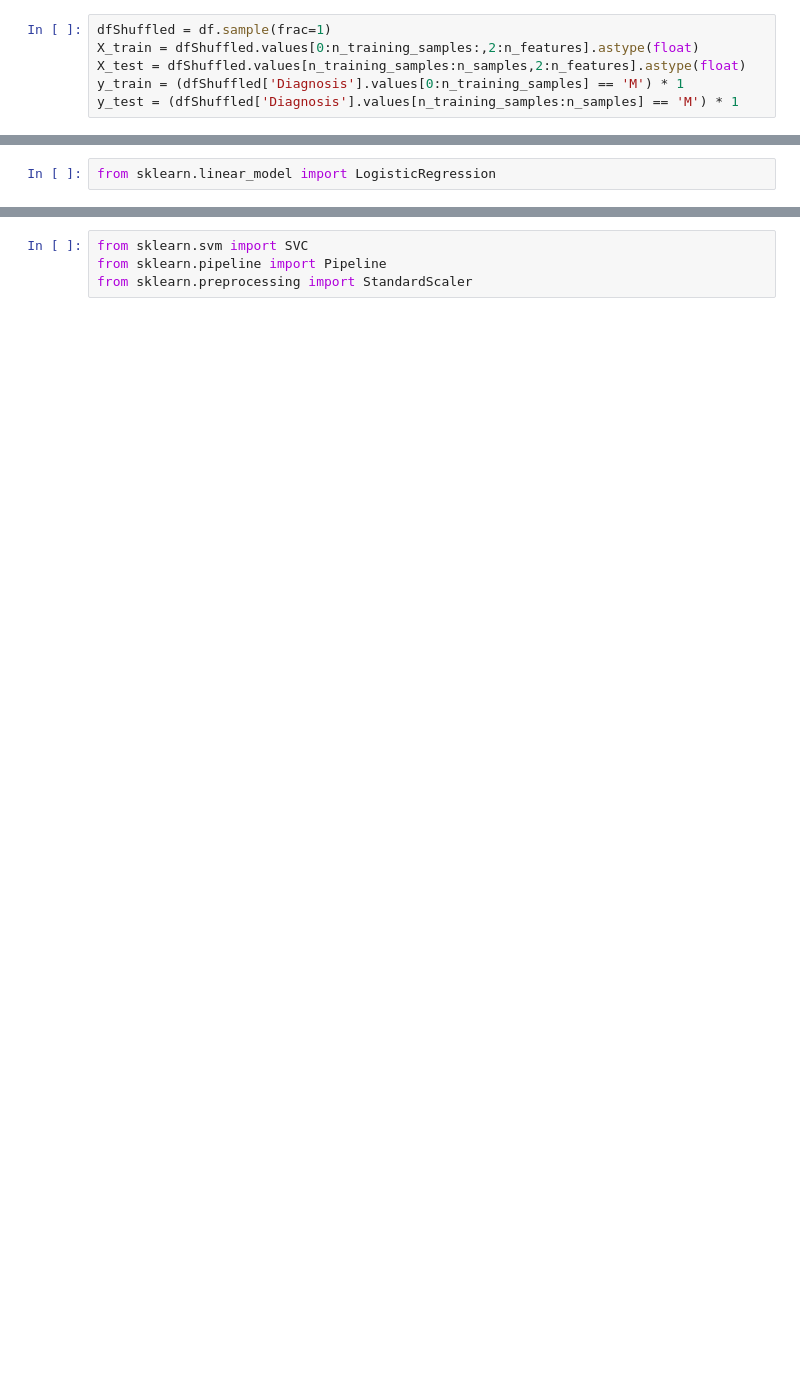
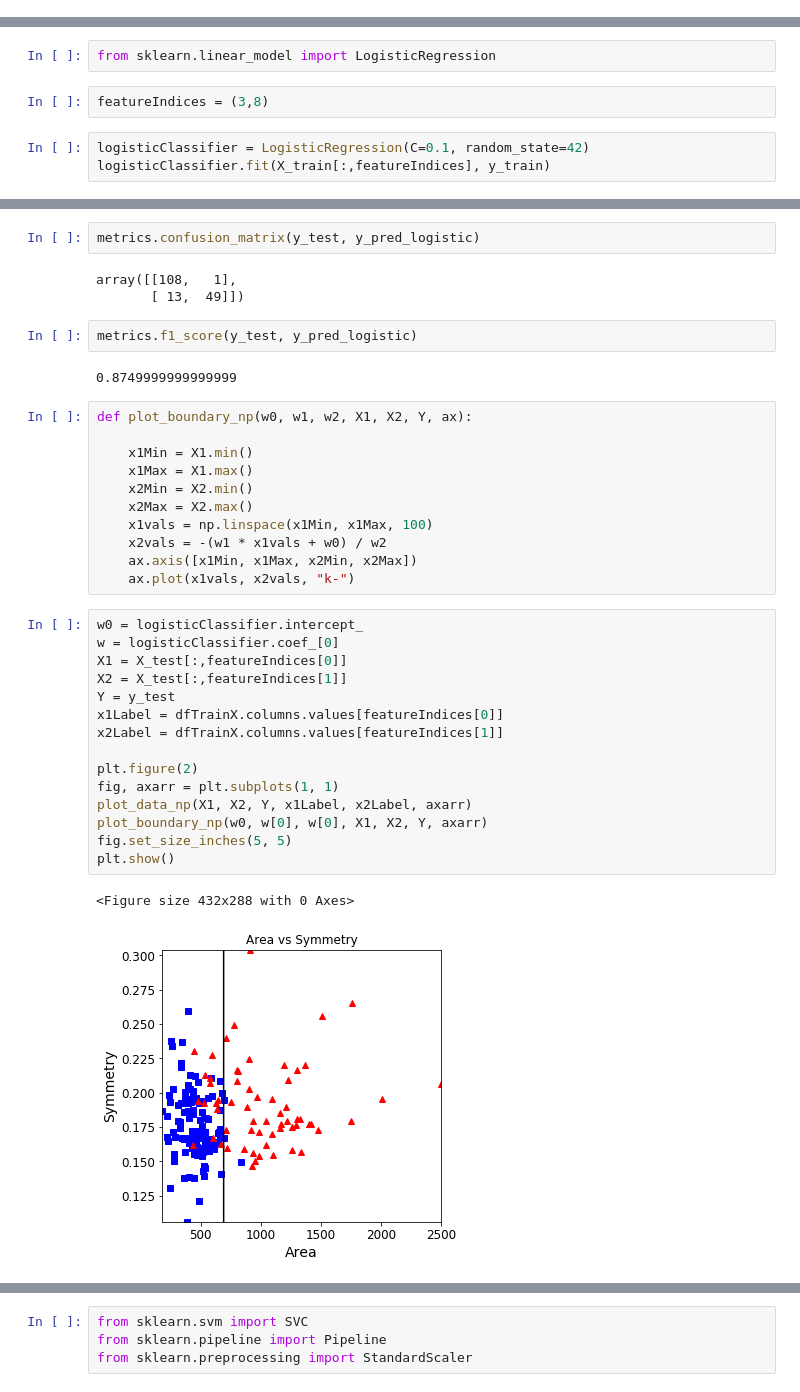
Before and after one commit to ikhaliq42/WDBC-Dataset, a Jupyter notebook: CTMLS_Homework.ipynb, the cells around one changed output, grey strips where cells are left out. Drawn from its saved outputs; the diff is of its cells as text; blank space fills up the shorter version.

```diff
--- a/CTMLS_Homework.ipynb
+++ b/CTMLS_Homework.ipynb
@@ -140,6 +194,0 @@ True
-# %%
-dfShuffled = df.sample(frac=1)
-X_train = dfShuffled.values[0:n_training_samples:,2:n_features].astype(float)
-X_test = dfShuffled.values[n_training_samples:n_samples,2:n_features].astype(float)
-y_train = (dfShuffled['Diagnosis'].values[0:n_training_samples] == 'M') * 1
-y_test = (dfShuffled['Diagnosis'].values[n_training_samples:n_samples] == 'M') * 1
@@ -173,2 +214,7 @@ metrics.f1_score(y_test, y_pred_dumb)
 # %%
 from sklearn.linear_model import LogisticRegression
+# %%
+featureIndices = (3,8)
+# %%
+logisticClassifier = LogisticRegression(C=0.1, random_state=42)
+logisticClassifier.fit(X_train[:,featureIndices], y_train)
@@ -174,0 +228,38 @@ from sklearn.linear_model import LogisticRegression
+# %%
+metrics.confusion_matrix(y_test, y_pred_logistic)
+# %% [output]
+array([[108,   1],
+       [ 13,  49]])
+# %%
+metrics.f1_score(y_test, y_pred_logistic)
+# %% [output]
+0.8749999999999999
+# %%
+def plot_boundary_np(w0, w1, w2, X1, X2, Y, ax):
+
+    x1Min = X1.min()
+    x1Max = X1.max()
+    x2Min = X2.min()
+    x2Max = X2.max()
+    x1vals = np.linspace(x1Min, x1Max, 100)
+    x2vals = -(w1 * x1vals + w0) / w2
+    ax.axis([x1Min, x1Max, x2Min, x2Max])
+    ax.plot(x1vals, x2vals, "k-")
+# %%
+w0 = logisticClassifier.intercept_
+w = logisticClassifier.coef_[0]
+X1 = X_test[:,featureIndices[0]]
+X2 = X_test[:,featureIndices[1]]
+Y = y_test
+x1Label = dfTrainX.columns.values[featureIndices[0]]
+x2Label = dfTrainX.columns.values[featureIndices[1]]
+
+plt.figure(2)
+fig, axarr = plt.subplots(1, 1)
+plot_data_np(X1, X2, Y, x1Label, x2Label, axarr)
+plot_boundary_np(w0, w[0], w[0], X1, X2, Y, axarr)
+fig.set_size_inches(5, 5)
+plt.show()
+# %% [output]
+<Figure size 432x288 with 0 Axes>
+[figure, added]
```
Also changed, not shown: parts of 66 cells of this notebook.
